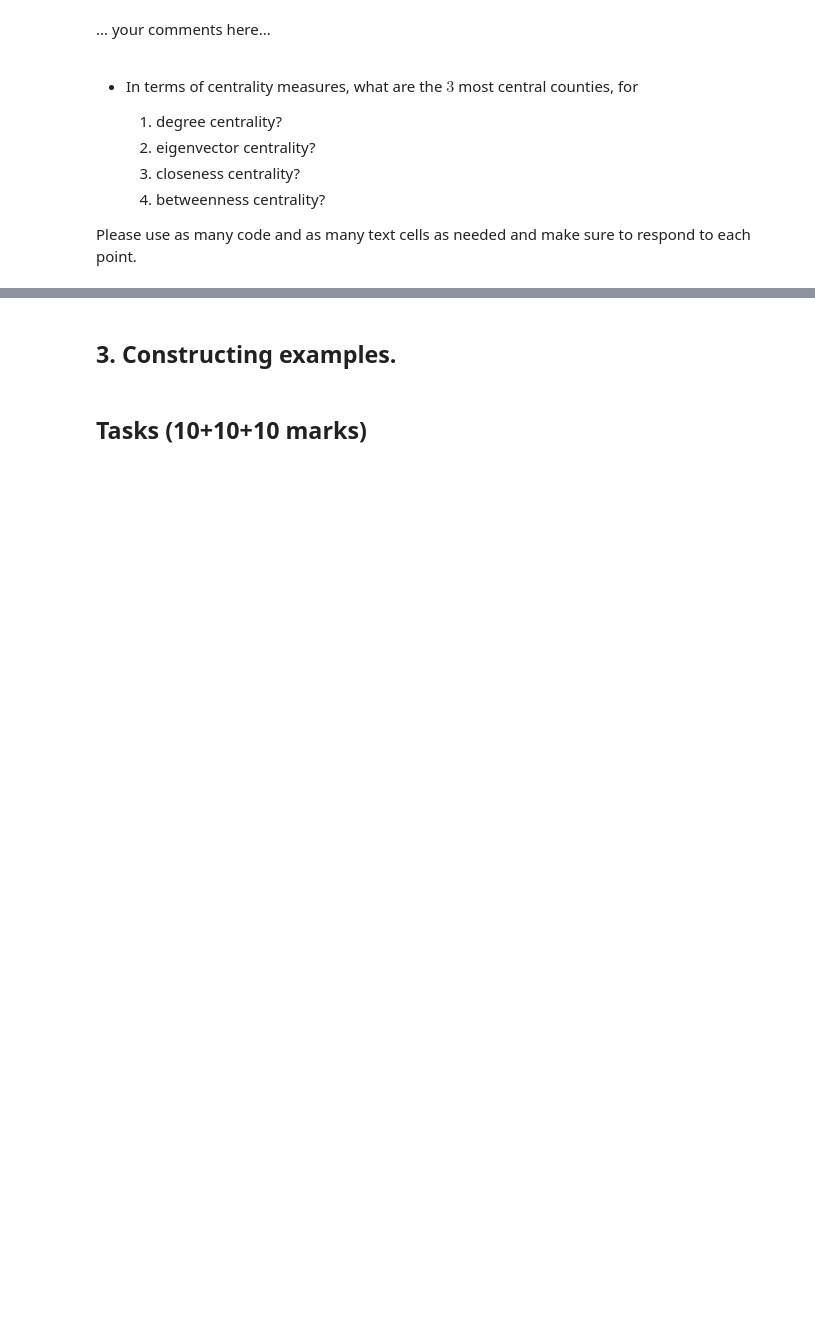
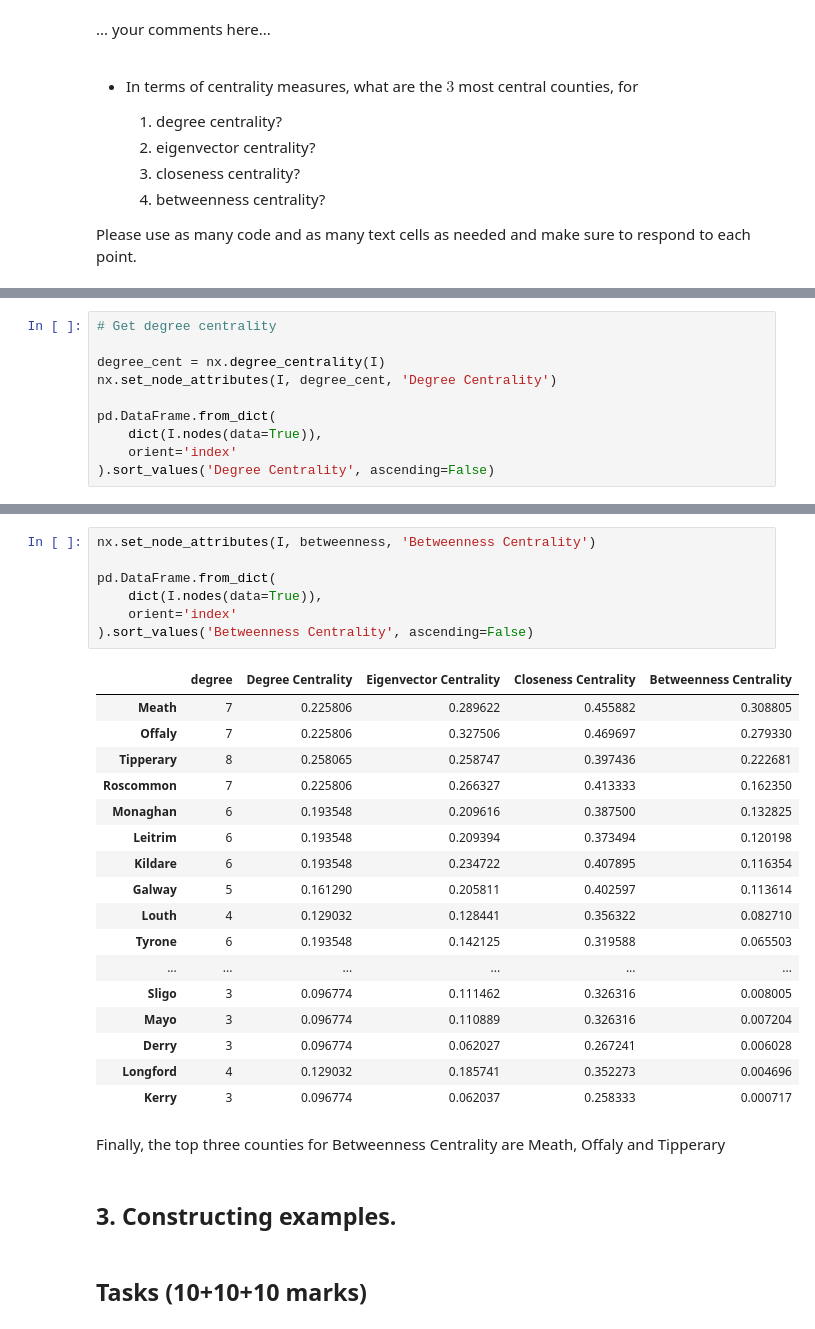
Before and after one commit to aoife-mulligan/2324-CS4423-Networks, a Jupyter notebook: Assignment_2.ipynb, the cells around one changed output, grey strips where cells are left out. Cells and saved outputs as stored; diff of their text form; blank space fills up the shorter version.

```diff
--- a/Assignment_2.ipynb
+++ b/Assignment_2.ipynb
@@ -179,0 +337,10 @@ Please use as many code and as many text cells as needed and make sure to respon
+# %%
+# Get degree centrality
+
+degree_cent = nx.degree_centrality(I)
+nx.set_node_attributes(I, degree_cent, 'Degree Centrality')
+
+pd.DataFrame.from_dict(
+    dict(I.nodes(data=True)),
+    orient='index'
+).sort_values('Degree Centrality', ascending=False)
@@ -180,3 +435,30 @@ Please use as many code and as many text cells as needed and make sure to respon
+# %%
+nx.set_node_attributes(I, betweenness, 'Betweenness Centrality')
+
+pd.DataFrame.from_dict(
+    dict(I.nodes(data=True)),
+    orient='index'
+).sort_values('Betweenness Centrality', ascending=False)
+# %% [output]
+|  | degree | Degree Centrality | Eigenvector Centrality | Closeness Centrality | Betweenness Centrality |
+| Meath | 7 | 0.225806 | 0.289622 | 0.455882 | 0.308805 |
+| Offaly | 7 | 0.225806 | 0.327506 | 0.469697 | 0.279330 |
+| Tipperary | 8 | 0.258065 | 0.258747 | 0.397436 | 0.222681 |
+| Roscommon | 7 | 0.225806 | 0.266327 | 0.413333 | 0.162350 |
+| Monaghan | 6 | 0.193548 | 0.209616 | 0.387500 | 0.132825 |
+| Leitrim | 6 | 0.193548 | 0.209394 | 0.373494 | 0.120198 |
+| Kildare | 6 | 0.193548 | 0.234722 | 0.407895 | 0.116354 |
+| Galway | 5 | 0.161290 | 0.205811 | 0.402597 | 0.113614 |
+| Louth | 4 | 0.129032 | 0.128441 | 0.356322 | 0.082710 |
+| Tyrone | 6 | 0.193548 | 0.142125 | 0.319588 | 0.065503 |
+| ... | ... | ... | ... | ... | ... |
+| Sligo | 3 | 0.096774 | 0.111462 | 0.326316 | 0.008005 |
+| Mayo | 3 | 0.096774 | 0.110889 | 0.326316 | 0.007204 |
+| Derry | 3 | 0.096774 | 0.062027 | 0.267241 | 0.006028 |
+| Longford | 4 | 0.129032 | 0.185741 | 0.352273 | 0.004696 |
+| Kerry | 3 | 0.096774 | 0.062037 | 0.258333 | 0.000717 |
+# %% [markdown]
+Finally, the top three counties for Betweenness Centrality are Meath, Offaly and Tipperary
 # %% [markdown]
 ## 3. Constructing examples.
 # %% [markdown]
```
Also changed, not shown: parts of 46 cells of this notebook.
